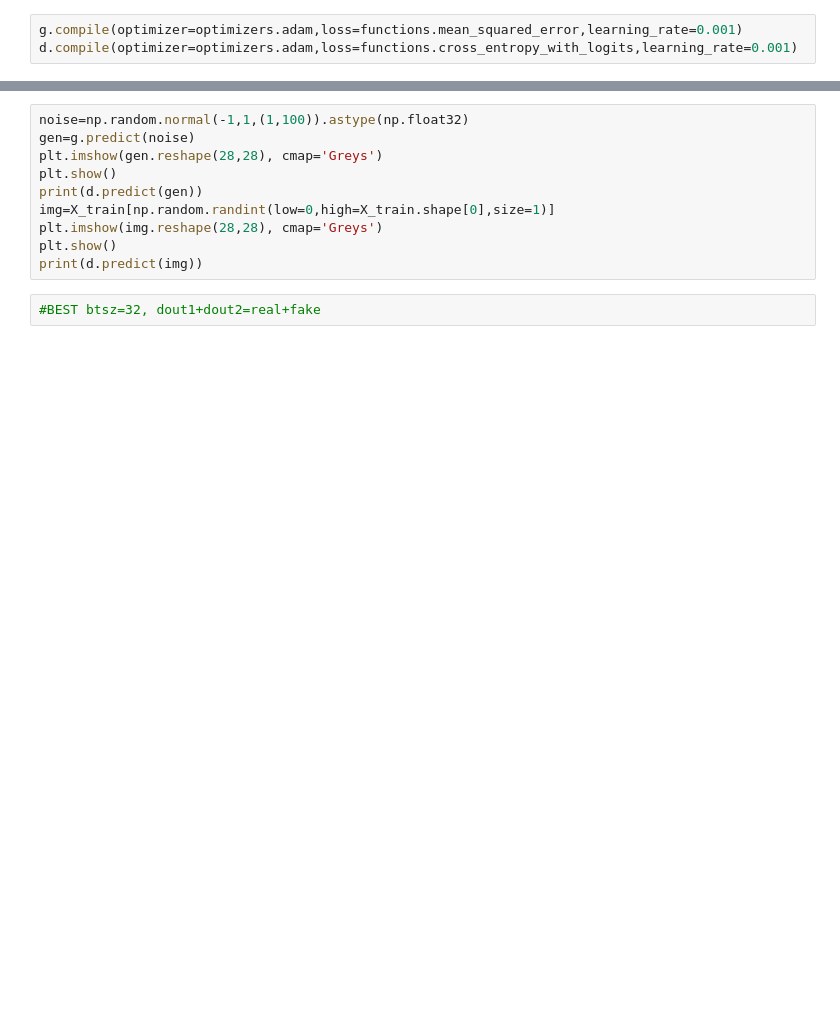
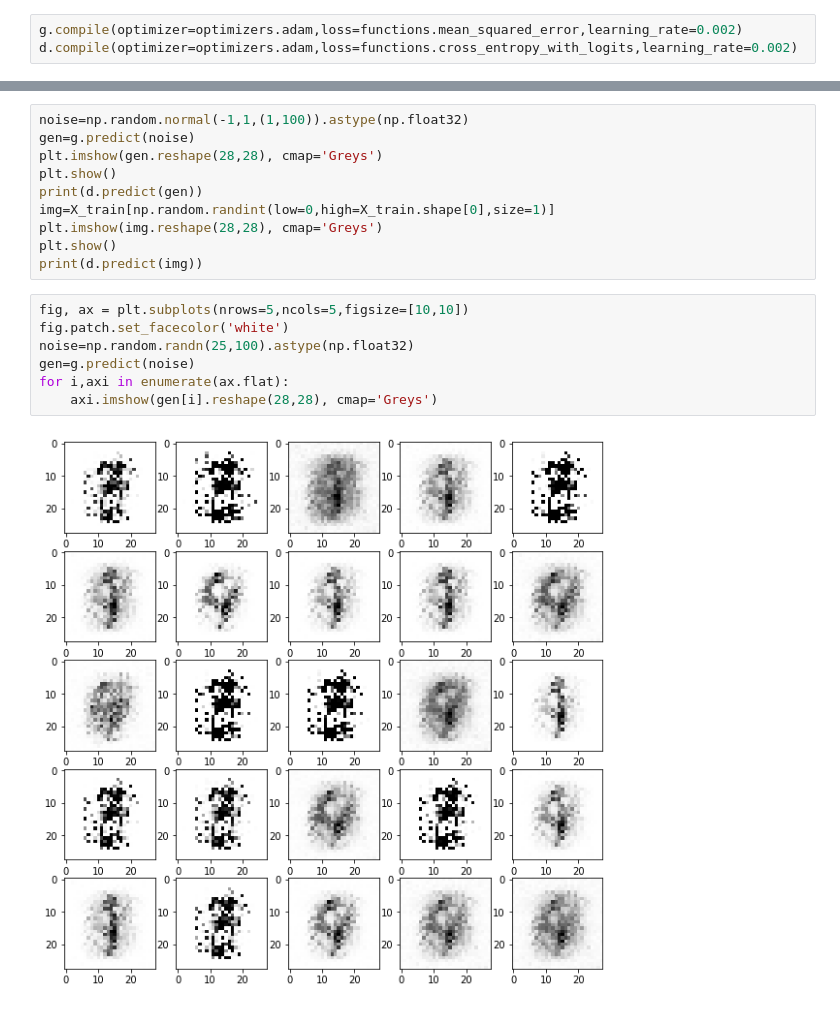
Before and after one commit to ShivamShrirao/GANs_from_scratch, a Jupyter notebook: GAN_mnist.ipynb, the cells around one changed output, grey strips where cells are left out. Saved outputs shown, nothing was run; the diff lists cells and outputs as text; blank space fills up the shorter version.

```diff
--- a/GAN_mnist.ipynb
+++ b/GAN_mnist.ipynb
@@ -92,7 +92,7 @@ Total Params: 233,985
 Trainable Params: 233,985
 Non-trainable Params: 0
 # %%
-g.compile(optimizer=optimizers.adam,loss=functions.mean_squared_error,learning_rate=0.001)
-d.compile(optimizer=optimizers.adam,loss=functions.cross_entropy_with_logits,learning_rate=0.001)
+g.compile(optimizer=optimizers.adam,loss=functions.mean_squared_error,learning_rate=0.002)
+d.compile(optimizer=optimizers.adam,loss=functions.cross_entropy_with_logits,learning_rate=0.002)
 # %%
 def run():
@@ -147,5 +150,12 @@ img=X_train[np.random.randint(low=0,high=X_train.shape[0],size=1)]
 plt.imshow(img.reshape(28,28), cmap='Greys')
 plt.show()
 print(d.predict(img))
-# %%
-#BEST btsz=32, dout1+dout2=real+fake
+# %%
+fig, ax = plt.subplots(nrows=5,ncols=5,figsize=[10,10])
+fig.patch.set_facecolor('white')
+noise=np.random.randn(25,100).astype(np.float32)
+gen=g.predict(noise)
+for i,axi in enumerate(ax.flat):
+    axi.imshow(gen[i].reshape(28,28), cmap='Greys')
+# %% [output]
+[figure, added]
```
Also changed, not shown: parts of 3 cells of this notebook, 2 other files.
